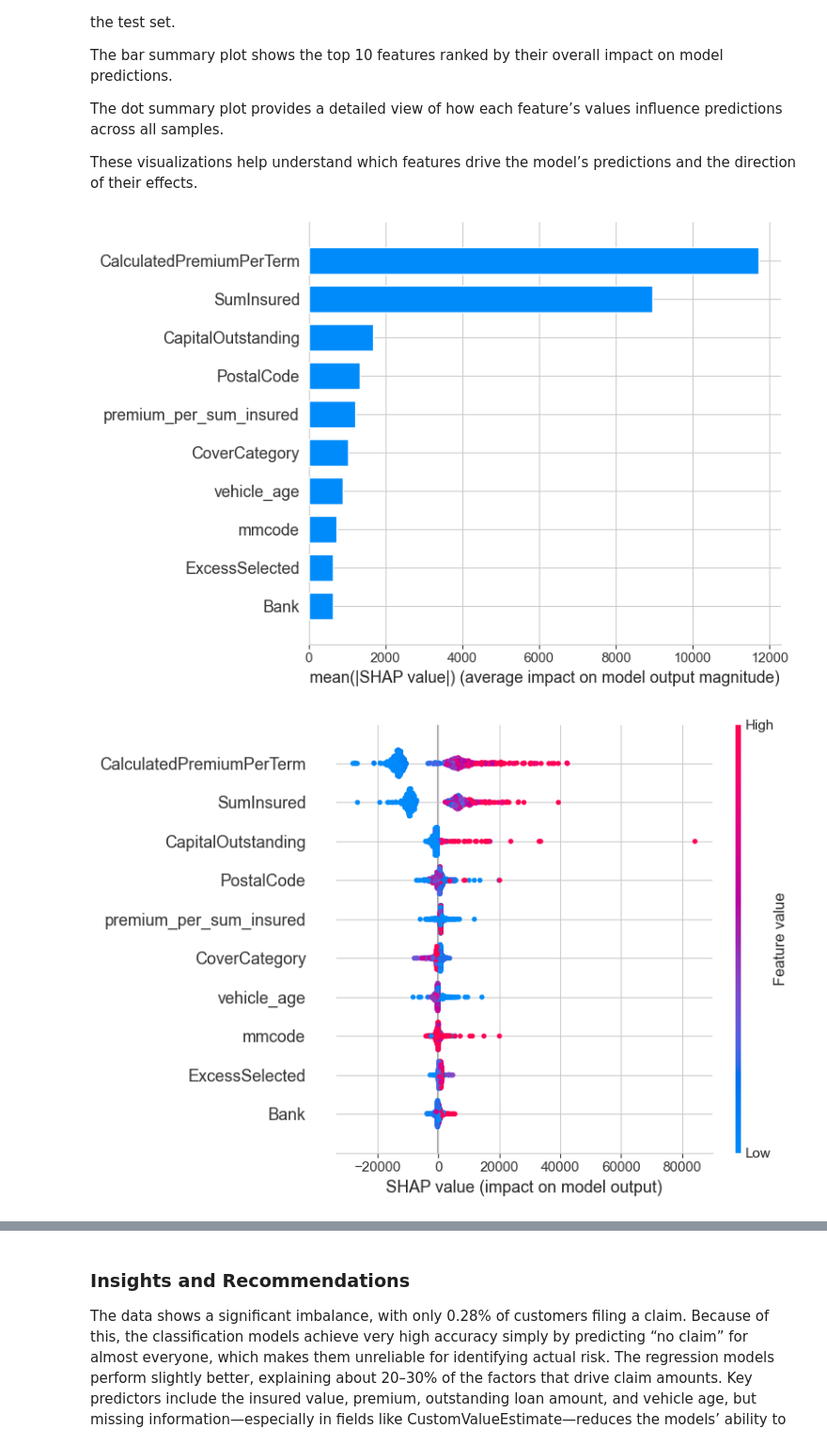
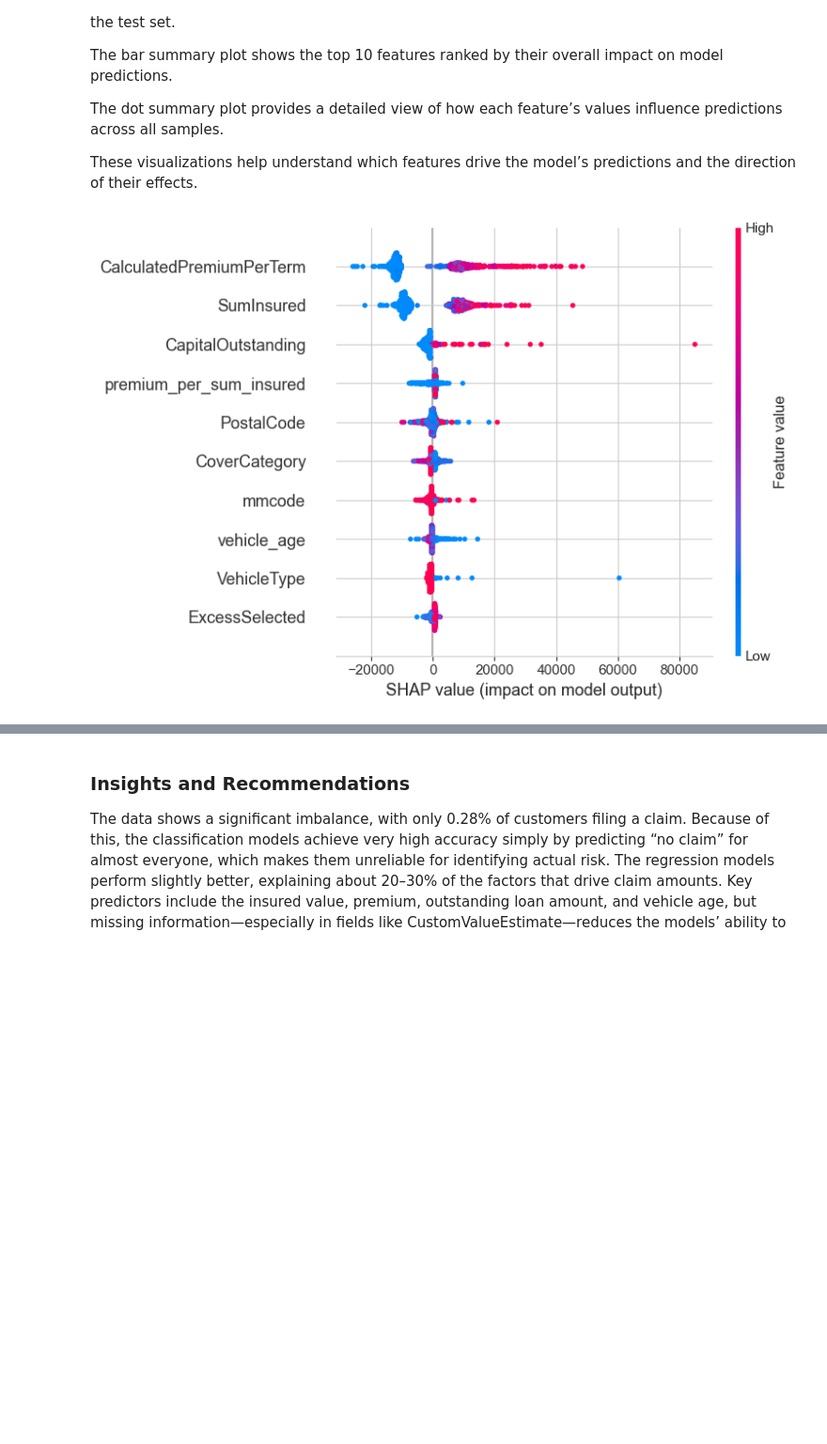
Before and after one commit to AdeyAmare/insurance_analytics, a Jupyter notebook: notebooks/modeling.ipynb, the cells around one changed output, grey strips where cells are left out. Shown: that part at 94% size. Saved outputs shown, nothing was run; the diff lists cells and outputs as text; code cells hidden in the pictures; blank space fills up the shorter version.

Commit message:
fix: move shap to src

```diff
--- a/notebooks/modeling.ipynb
+++ b/notebooks/modeling.ipynb
@@ -482,14 +476,13 @@ The dot summary plot provides a detailed view of how each feature’s values inf
 
 These visualizations help understand which features drive the model’s predictions and the direction of their effects.
 # %%
-# Only for tree-based model (Random Forest)
-explainer = shap.TreeExplainer(rf_model)
-shap_values = explainer.shap_values(X_test_sev)
-
-# Summary plot for top features
-shap.summary_plot(shap_values, X_test_sev, plot_type="bar", max_display=10)
-
-shap.summary_plot(shap_values, X_test_sev, plot_type="dot", max_display=10)
+# Compute and visualize SHAP values
+shap_values = model_helper.explain_model_shap(
+    model=rf_model,
+    X=X_test_sev,
+    feature_names=X_test_sev.columns.tolist(),
+    max_display=10,
+    plot_type="summary",      # can be "summary", "bar"
+)
 # %% [output]
-[figure, old version]
+[figure, new version]
-[figure, removed]
```
Also changed, not shown: parts of 6 cells of this notebook, 1 other file.
